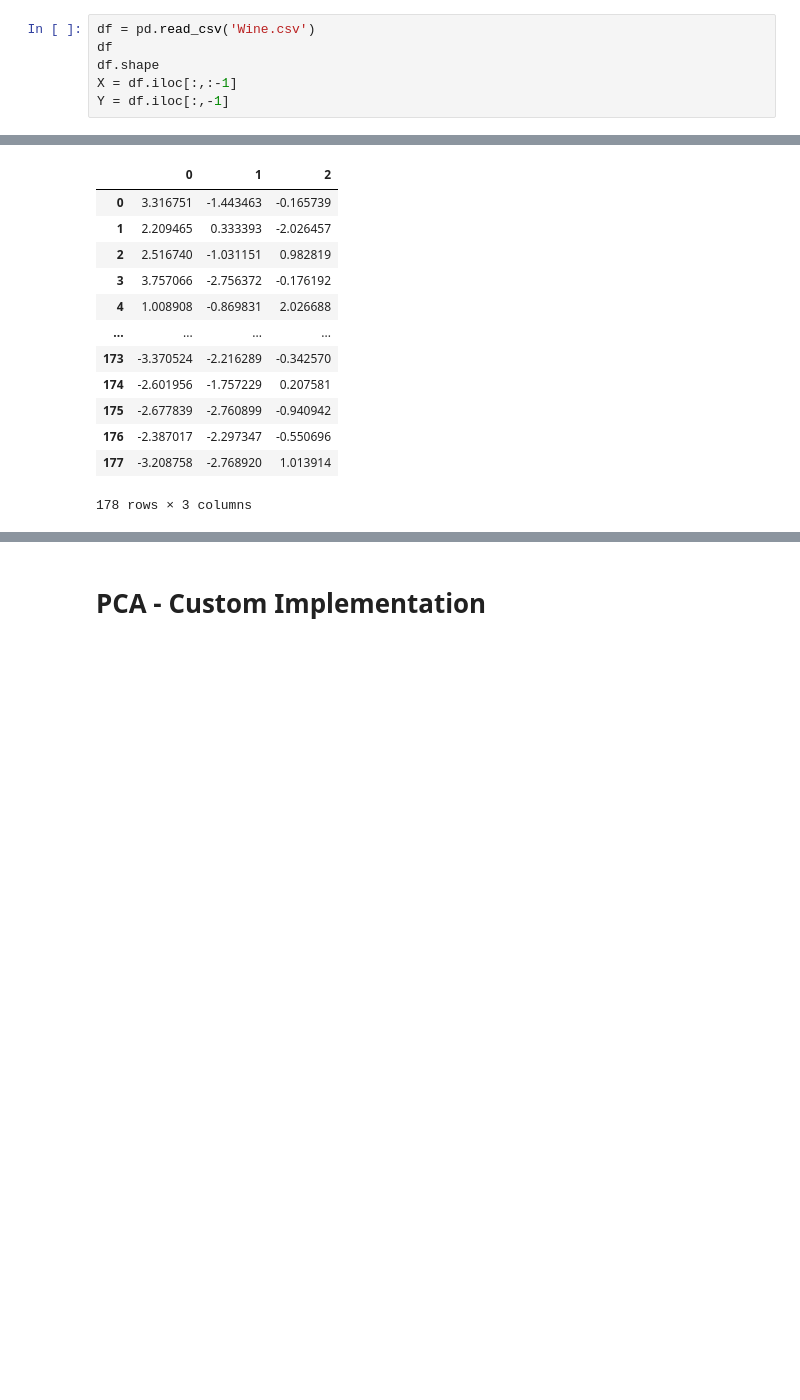
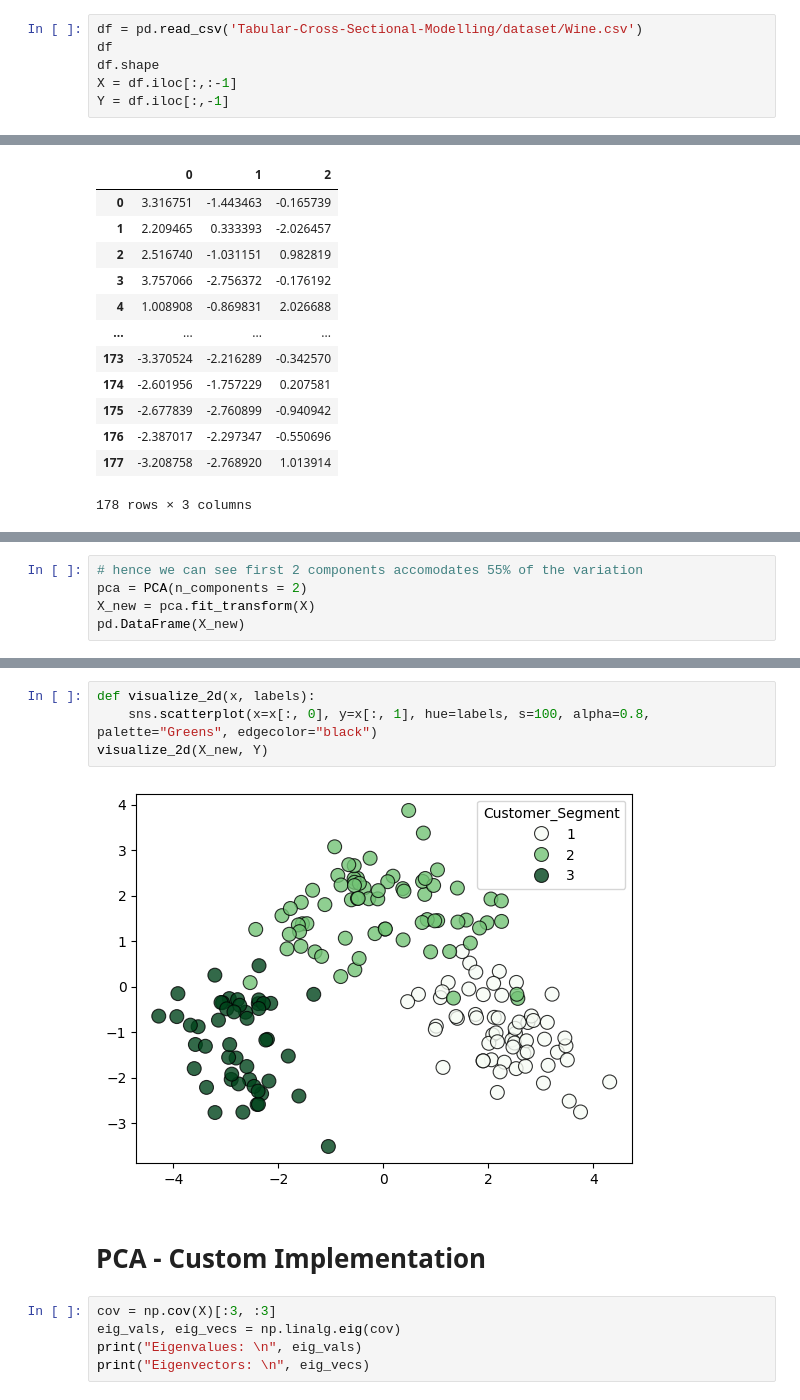
Before and after one commit to khetansarvesh/Tabular-Cross-Sectional-Modelling, a Jupyter notebook: modelling/dimensionality-reduction/PCA.ipynb, the cells around one changed output, grey strips where cells are left out. Cells and saved outputs as stored; diff of their text form; blank space fills up the shorter version.

```diff
--- a/modelling/dimensionality-reduction/PCA.ipynb
+++ b/modelling/dimensionality-reduction/PCA.ipynb
@@ -15,5 +28,5 @@ import pandas as pd
 # %%
-df = pd.read_csv('Wine.csv')
+df = pd.read_csv('Tabular-Cross-Sectional-Modelling/dataset/Wine.csv')
 df
 df.shape
 X = df.iloc[:,:-1]
@@ -87,0 +159,5 @@ pd.DataFrame(X_new)
+# %%
+# hence we can see first 2 components accomodates 55% of the variation
+pca = PCA(n_components = 2)
+X_new = pca.fit_transform(X)
+pd.DataFrame(X_new)
@@ -88,2 +178,13 @@ pd.DataFrame(X_new)
+# %%
+def visualize_2d(x, labels):
+    sns.scatterplot(x=x[:, 0], y=x[:, 1], hue=labels, s=100, alpha=0.8, palette="Greens", edgecolor="black")
+visualize_2d(X_new, Y)
+# %% [output]
+[figure, added]
 # %% [markdown]
 # **PCA - Custom Implementation**
+# %%
+cov = np.cov(X)[:3, :3]
+eig_vals, eig_vecs = np.linalg.eig(cov)
+print("Eigenvalues: \n", eig_vals)
+print("Eigenvectors: \n", eig_vecs)
```
Also changed, not shown: parts of 11 cells of this notebook.
